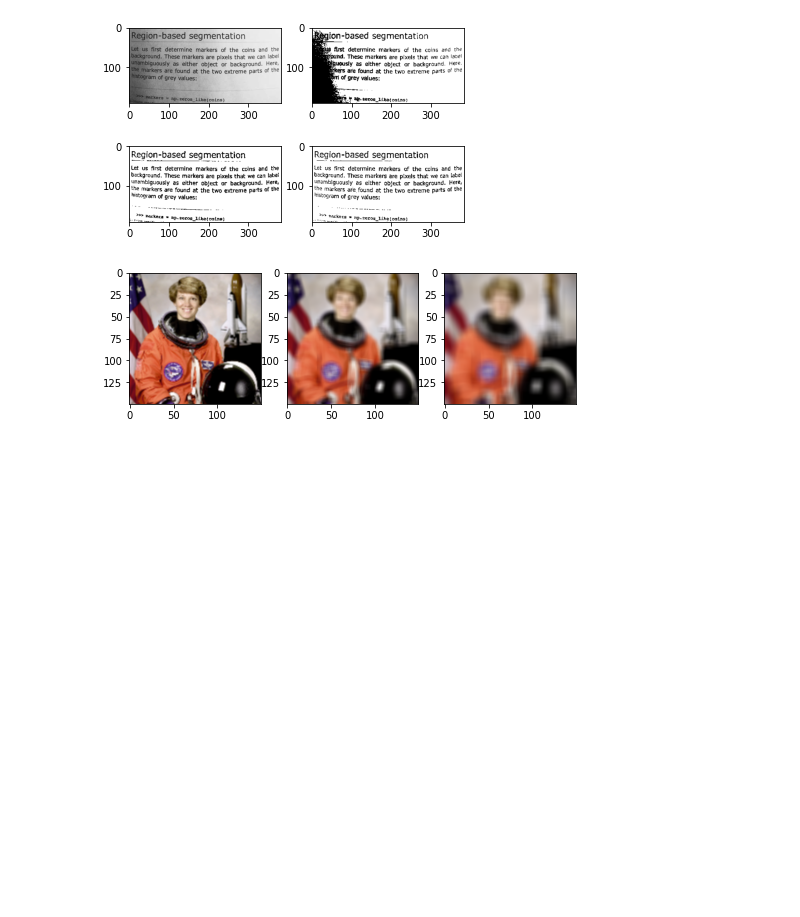
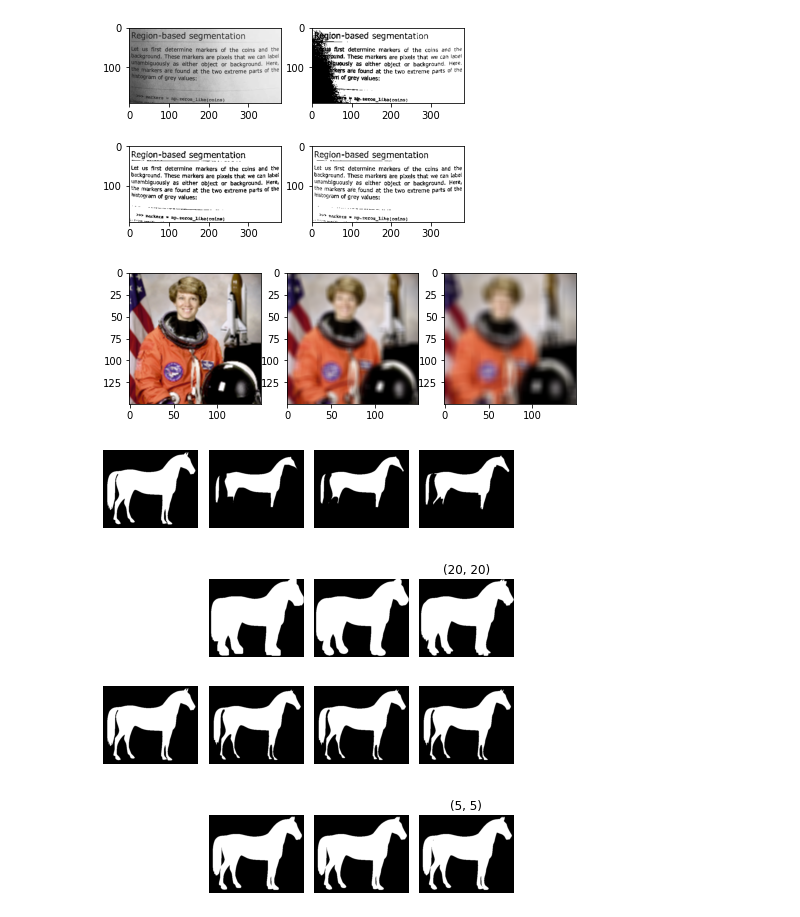
Before and after one commit to chi-hun/datascienceschool, a Jupyter notebook: datascienceschool.ipynb, the cells around one changed output. Drawn from its saved outputs; the diff is of its cells as text; code cells hidden in the pictures; blank space fills up the shorter version.

```diff
--- a/datascienceschool.ipynb
+++ b/datascienceschool.ipynb
@@ -799,3 +799,53 @@ for i, k in enumerate([2, 6, 11]):
 plt.show()
 # %% [output]
 [figure]
+# %%
+from skimage.data import horse
+horse = horse().astype('uint8')
+horse = np.ones(horse.shape) - horse
+ksize = (20, 20)
+kernel = {}
+kernel[0] = cv2.getStructuringElement(cv2.MORPH_RECT, ksize)
+kernel[1] = cv2.getStructuringElement(cv2.MORPH_ELLIPSE, ksize)
+kernel[2] = cv2.getStructuringElement(cv2.MORPH_CROSS, ksize)
+plt.subplot(2, 4, 1)
+plt.imshow(horse, 'gray')
+plt.axis('off')
+for i in range(3):
+    erosion = cv2.erode(horse, kernel[i])
+    plt.subplot(2, 4, i+2)
+    plt.imshow(erosion, 'gray')
+    plt.axis('off')
+for i in range(3):
+    dilate = cv2.dilate(horse, kernel[i])
+    plt.subplot(2, 4, i+6)
+    plt.imshow(dilate, 'gray')
+    plt.axis('off')
+plt.title(ksize)
+plt.tight_layout()
+plt.show()
+
+ksize = (5, 5)
+kernel = {}
+kernel[0] = cv2.getStructuringElement(cv2.MORPH_RECT, ksize)
+kernel[1] = cv2.getStructuringElement(cv2.MORPH_ELLIPSE, ksize)
+kernel[2] = cv2.getStructuringElement(cv2.MORPH_CROSS, ksize)
+plt.subplot(2, 4, 1)
+plt.imshow(horse, 'gray')
+plt.axis('off')
+for i in range(3):
+    erosion = cv2.erode(horse, kernel[i])
+    plt.subplot(2, 4, i+2)
+    plt.imshow(erosion, 'gray')
+    plt.axis('off')
+for i in range(3):
+    dilate = cv2.dilate(horse, kernel[i])
+    plt.subplot(2, 4, i+6)
+    plt.imshow(dilate, 'gray')
+    plt.axis('off')
+plt.title(ksize)
+plt.tight_layout()
+plt.show()
+# %% [output]
+[figure, added]
+[figure, added]
```
Also changed, not shown: parts of 4 cells of this notebook.
